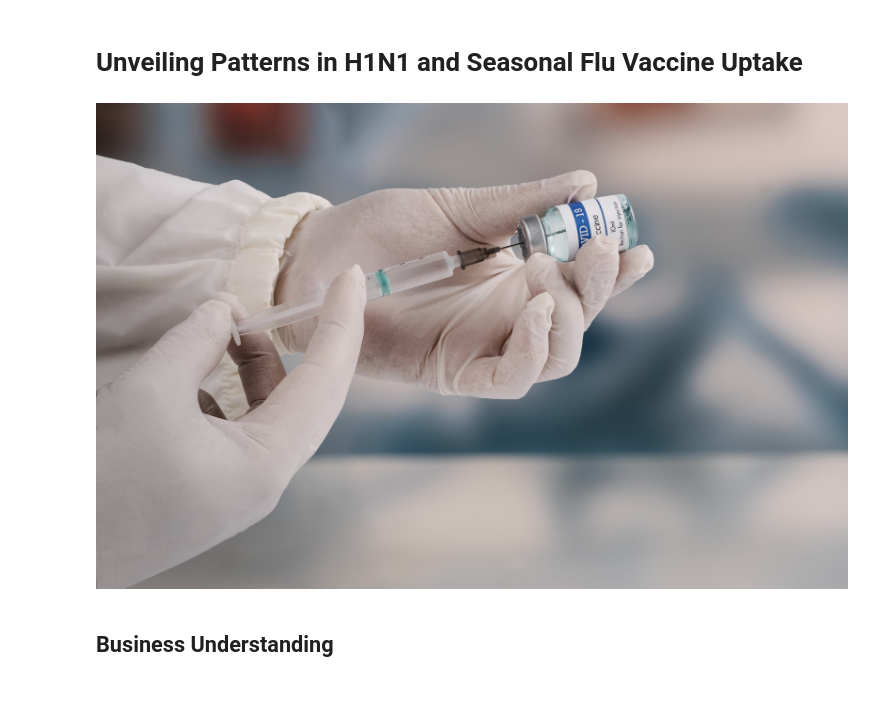
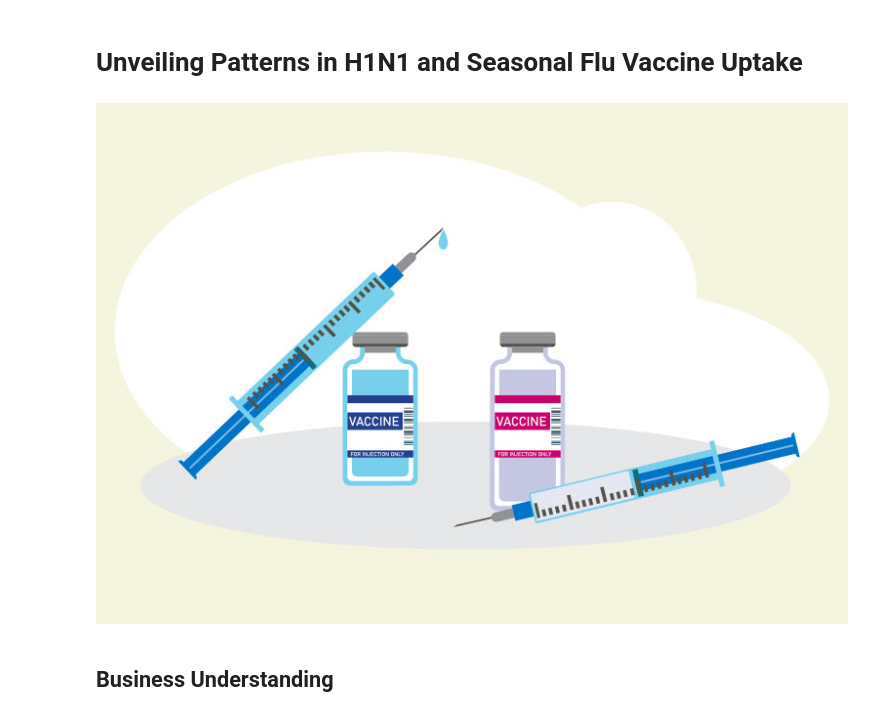
Before and after one commit to mbuvenzuve/phase3project, a Jupyter notebook: nzuve.ipynb, the cells around one changed output. Cells and saved outputs as stored; diff of their text form; code cells hidden in the pictures.

```diff
--- a/nzuve.ipynb
+++ b/nzuve.ipynb
@@ -2,10 +2,14 @@
 # Unveiling Patterns in H1N1 and Seasonal Flu Vaccine Uptake
 # %%
 from IPython.display import Image, display
-image_path = "C:/Users/User/Downloads/vaccine.jpeg"
+
+# Provide the correct image path
+image_path = "C:\\Users\\User\\Downloads\\multiple-Vaccines-1415852834-770x533-1.jpg"
+
+# Display the image
 display(Image(filename=image_path))
 # %% [output]
-[figure, old version]
+[figure, new version]
 # %% [markdown]
 ## Business Understanding
 # %% [markdown]
```
Also changed, not shown: 1 other file.
